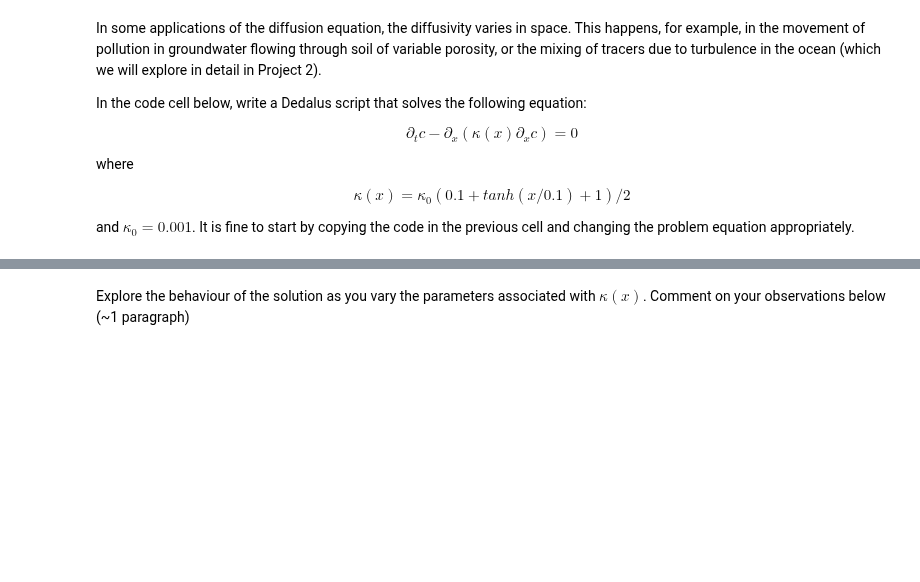
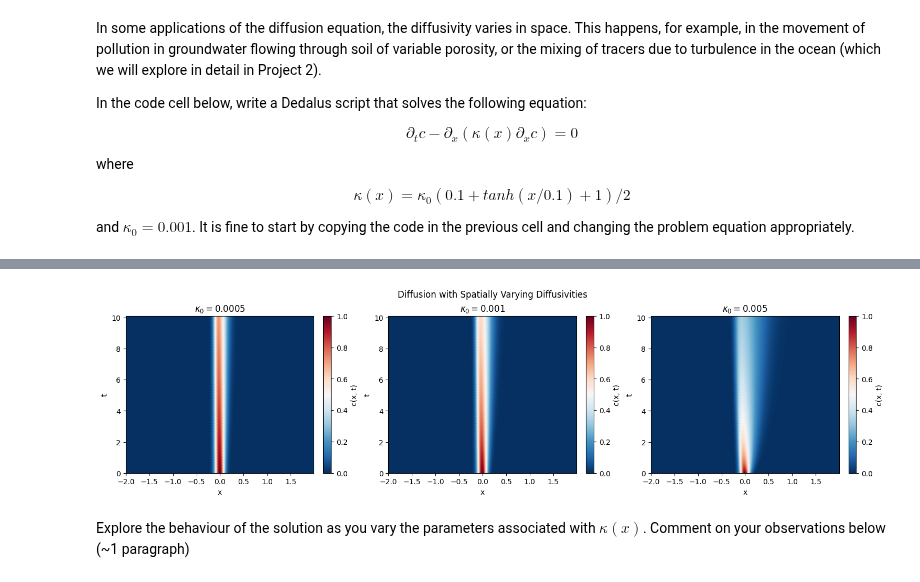
Before and after one commit to Zero-Rae/QCES123, a Jupyter notebook: project1_dedalus.ipynb, the cells around one changed output, grey strips where cells are left out. Drawn from its saved outputs; the diff is of its cells as text; code cells hidden in the pictures; blank space fills up the shorter version.

```diff
--- a/project1_dedalus.ipynb
+++ b/project1_dedalus.ipynb
@@ -607,0 +560,80 @@ and $\kappa_0=0.001$. It is fine to start by copying the code in the previous ce
+# %%
+import numpy as np
+import matplotlib.pyplot as plt
+import dedalus.public as dedalus
+import logging
+logger = logging.getLogger(__name__)
+
+# Parameters
+Nx = 1024  # Number of gridpoints
+Lx = 2     # Domain size
+x_start, x_end = -Lx, Lx  # Domain boundaries
+kappa0_values = [0.0005, 0.001, 0.005]  # Different values of kappa0 to compare
+
+# Create an x-coordinate, a corresponding basis, and a distributor
+xcoord = dedalus.Coordinate('x')
+dist = dedalus.Distributor(xcoord, dtype=np.float64)  # No mesh for serial / automatic parallelization
+x_basis = dedalus.RealFourier(xcoord, size=Nx, bounds=(x_start, x_end))
+x = dist.local_grid(x_basis)  # Grid in physical space
+
+# Create subplots for horizontal arrangement
+fig, axes = plt.subplots(1, len(kappa0_values), figsize=(15, 4), constrained_layout=True)
+
+# Loop over kappa0 values
+for i, kappa0 in enumerate(kappa0_values):
+    # Field setup
+    c = dist.Field(name='c', bases=x_basis)
+    kappa = dist.Field(bases=x_basis)
+
+    # Define spatially varying kappa
+    kappa['g'] = kappa0 * (0.1 + np.tanh(x / 0.1) + 1) / 2
+
+    # Set initial condition
+    w = 0.1  # Width of the initial Gaussian
+    c.change_scales(1)
+    c['g'] = np.exp(-x**2 / w**2)
+
+    # Define operators
+    dx = lambda a: dedalus.Differentiate(a, xcoord)  # Define the derivative (d/dx) operator
+
+    # Specify the problem
+    problem = dedalus.IVP([c], namespace=locals())
+    problem.add_equation("dt(c) - dx(kappa * dx(c)) = 0")  # Diffusion equation
+
+    # Solver setup
+    timestepper = dedalus.CNAB1
+    solver = problem.build_solver(timestepper)
+
+    # Stop conditions
+    solver.stop_sim_time = 10  # Stop at 10 simulation time units
+
+    # Main loop
+    timestep = 0.1
+    c.change_scales(1)
+    c_save = [np.copy(c['g'])]  # Save initial condition
+    t_save = [solver.sim_time]
+
+    while solver.proceed:
+        solver.step(timestep)
+        if solver.iteration % 500 == 0:  # Log every 500 iterations
+            logger.info('Iteration=%i, Time=%e, dt=%e' % (solver.iteration, solver.sim_time, timestep))
+        c.change_scales(1)
+        c_save.append(np.copy(c['g']))
+        t_save.append(solver.sim_time)
+
+    # Convert results to arrays for plotting
+    c_save = np.array(c_save)
+    t_save = np.array(t_save)
+
+    # Plot results for this kappa0 on the corresponding axis
+    ax = axes[i]
+    pcm = ax.pcolormesh(x.ravel(), t_save, c_save, cmap='RdBu_r', shading='gouraud')
+    fig.colorbar(pcm, ax=ax, label='c(x, t)')
+    ax.set_xlabel('x')
+    ax.set_ylabel('t')
+    ax.set_title(f'$\kappa_0 = {kappa0}$')
+
+# Show the final horizontal plot
+plt.suptitle('Diffusion with Spatially Varying Diffusivities')
+plt.show()
+# %% [output]
@@ -608,3 +652,4 @@ and $\kappa_0=0.001$. It is fine to start by copying the code in the previous ce
+[figure, added]
 # %% [markdown]
 Explore the behaviour of the solution as you vary the parameters associated with $\kappa(x)$. Comment on your observations below (~1 paragraph)
 # %% [markdown]
```
Also changed, not shown: parts of 9 cells of this notebook.
